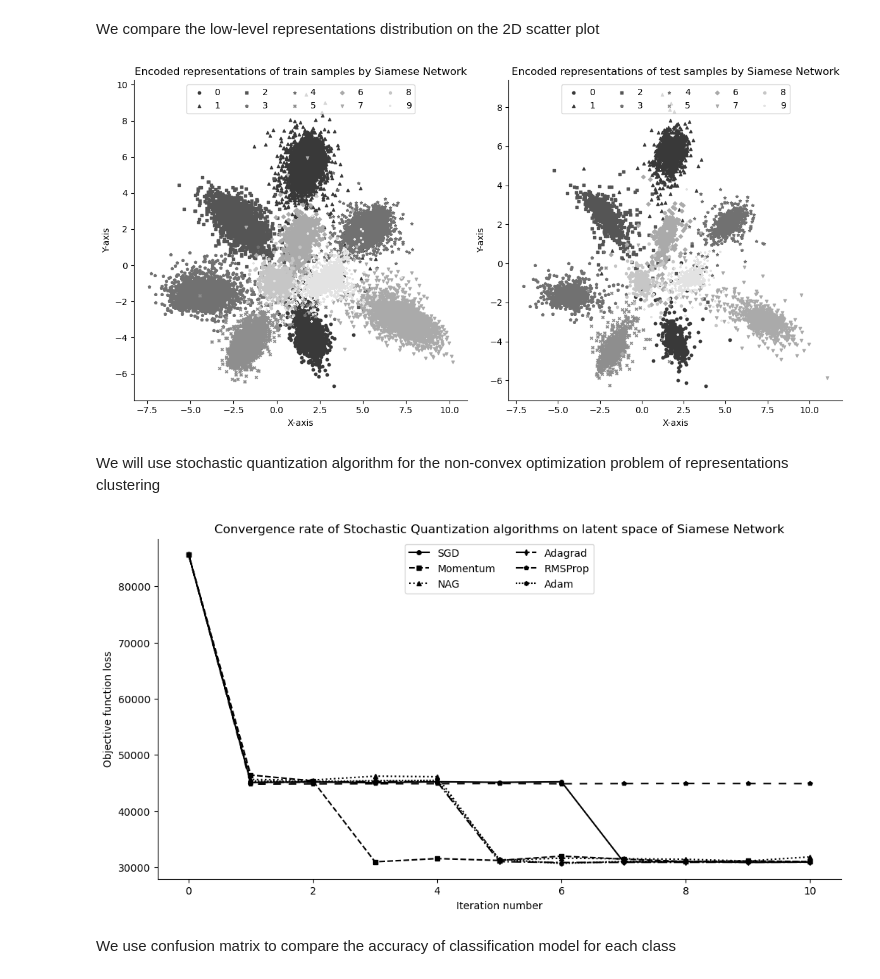
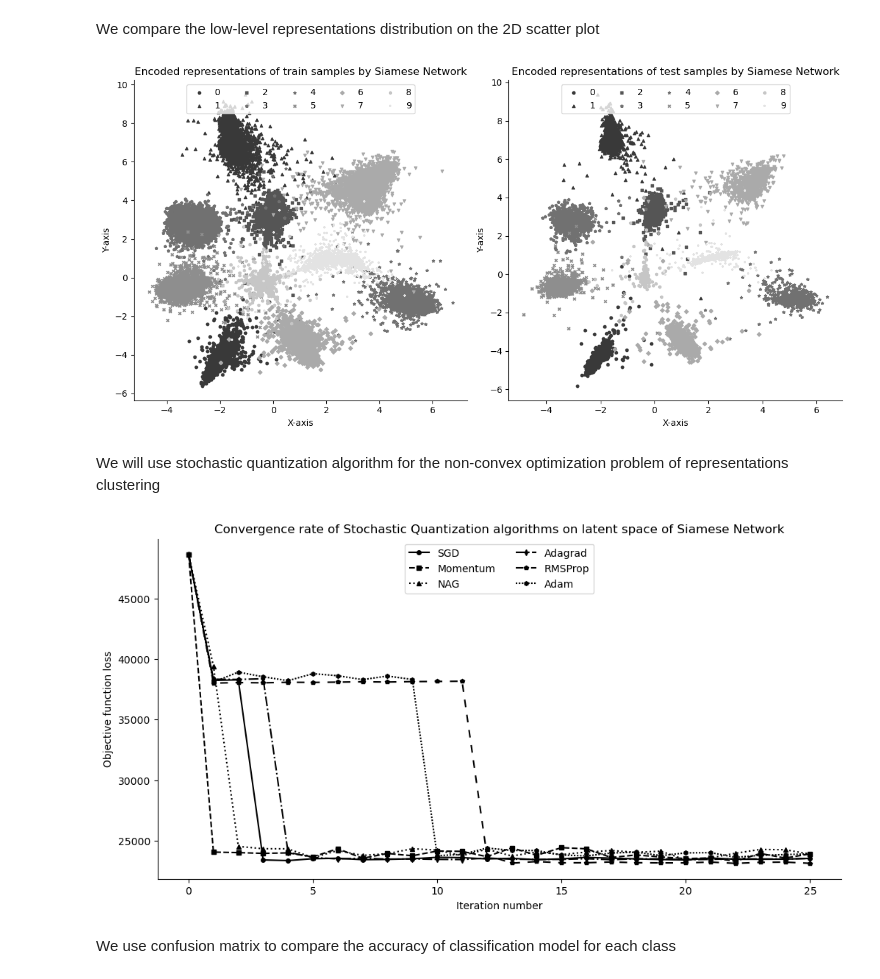
Before and after one commit to kaydotdev/stochastic-quantization, a Jupyter notebook: code/notebooks/simlearning.ipynb, the cells around one changed output. Drawn from its saved outputs; the diff is of its cells as text; code cells hidden in the pictures.

```diff
--- a/code/notebooks/simlearning.ipynb
+++ b/code/notebooks/simlearning.ipynb
@@ -105,12 +105,16 @@ class SiameseModel(nn.Module):
             nn.ELU(),
             nn.MaxPool2d(kernel_size=2, stride=2, padding=0),
 
+            nn.Conv2d(64, 128, kernel_size=3, stride=1, padding=1),
+            nn.ELU(),
+            nn.MaxPool2d(kernel_size=2, stride=2, padding=0),
+
             nn.Flatten(),
 
-            nn.Linear(64 * 7 * 7, 1000),
+            nn.Linear(128 * 3 * 3, 256),
             nn.ELU(),
 
-            nn.Linear(1000, latent_dim),
+            nn.Linear(256, latent_dim),
         )
 
     def forward(self, x):
@@ -330,11 +334,11 @@ fig.patch.set_facecolor('white')
 
 plt.show()
 # %% [output]
-[figure, old version]
+[figure, new version]
 # %% [markdown]
 We will use stochastic quantization algorithm for the non-convex optimization problem of representations clustering
 # %%
-SQ_ITERS = 10
+SQ_ITERS = 25
 
 sq_algorithms = {
     "SGD": sq.StochasticQuantization(sq_optim.SGDOptimizer(), n_clusters=10, max_iter=SQ_ITERS,
@@ -345,34 +349,34 @@ sq_algorithms = {
                                      learning_rate=0.001, random_state=np.random.RandomState(RANDOM_SEED)),
     "Adagrad": sq.StochasticQuantization(sq_optim.AdagradOptimizer(), n_clusters=10, max_iter=SQ_ITERS,
                                          learning_rate=0.5, random_state=np.random.RandomState(RANDOM_SEED)),
     "RMSProp": sq.StochasticQuantization(sq_optim.RMSPropOptimizer(), n_clusters=10, max_iter=SQ_ITERS,
                                          random_state=np.random.RandomState(RANDOM_SEED)),
     "Adam": sq.StochasticQuantization(sq_optim.AdamOptimizer(), n_clusters=10, max_iter=SQ_ITERS,
                                       learning_rate=0.01, random_state=np.random.RandomState(RANDOM_SEED))
 }
 
 markers = [('o', '-'), ('s', '--'), ('^', ':'), ('d', '-.'), ('p', (0, (5, 5))), ('h', (0, (1, 1)))]
 fig, ax = plt.subplots(1, 1, figsize=(12, 6))
 
 for idx, (name, alg) in enumerate(sq_algorithms.items()):
     marker, linestyle = markers[idx % len(markers)]
 
     alg = alg.fit(train_all_embeds)
 
     ax.plot(range(len(alg.loss_history_)), alg.loss_history_,
             linestyle=linestyle, marker=marker, color='k',
             markersize=4, label=name)
 
 ax.spines['top'].set_visible(False)
 ax.spines['right'].set_visible(False)
 
 plt.title("Convergence rate of Stochastic Quantization algorithms on latent space of Siamese Network")
 plt.xlabel('Iteration number')
 plt.ylabel('Objective function loss')
 plt.legend(loc="upper center", ncol=2)
 plt.show()
 # %% [output]
-[figure, old version]
+[figure, new version]
 # %% [markdown]
 We use confusion matrix to compare the accuracy of classification model for each class
 # %%
```
Also changed, not shown: parts of 4 cells of this notebook.
